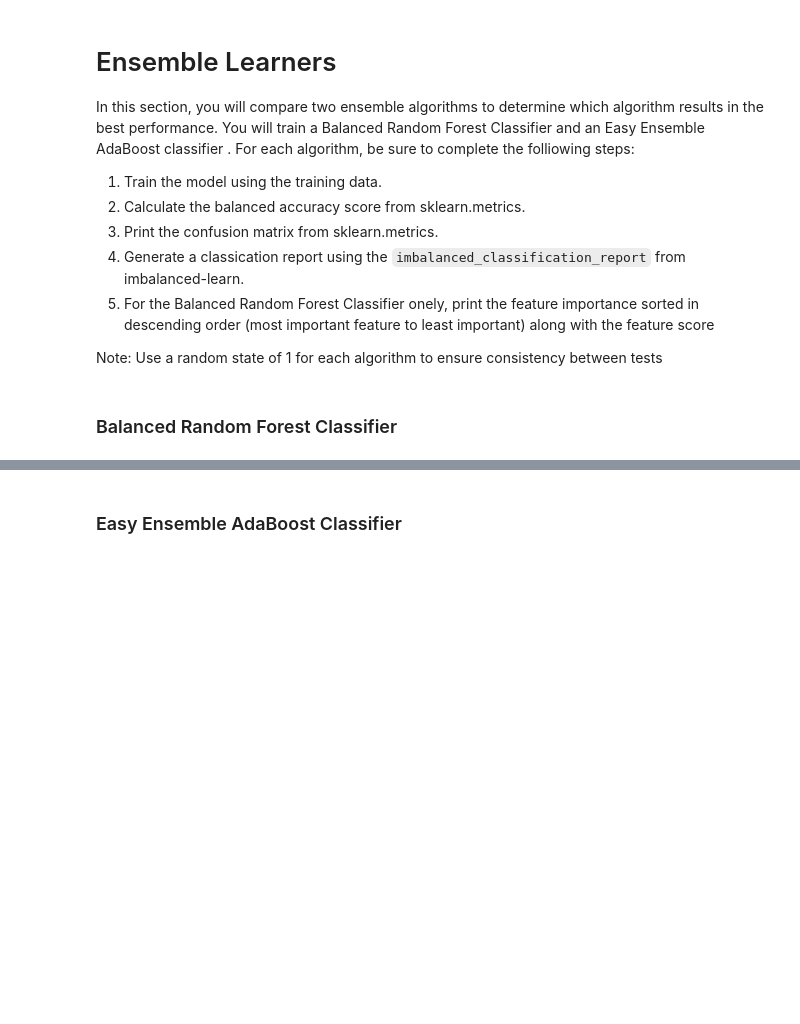
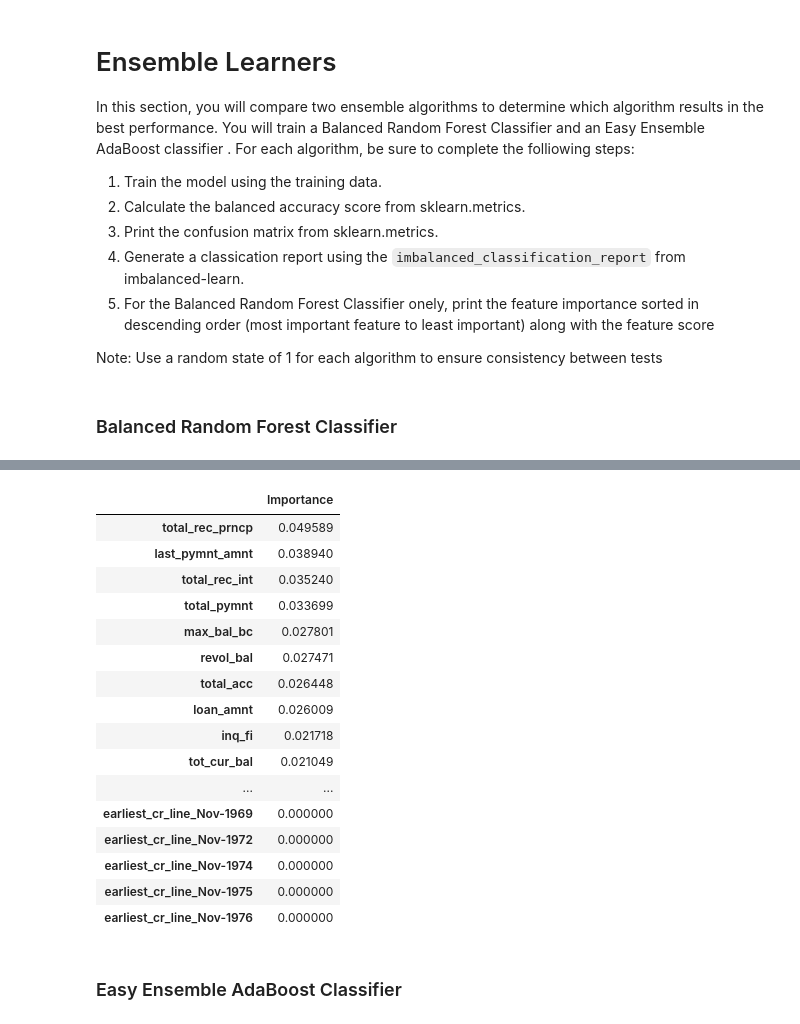
Before and after one commit to bduprel/Credit_Risk_Analysis, a Jupyter notebook: Challenge/credit_risk_ensemble.ipynb, the cells around one changed output, grey strips where cells are left out. Saved outputs shown, nothing was run; the diff lists cells and outputs as text; code cells hidden in the pictures; blank space fills up the shorter version.

```diff
--- a/Challenge/credit_risk_ensemble.ipynb
+++ b/Challenge/credit_risk_ensemble.ipynb
@@ -185,0 +164,23 @@ array([[   71,    30],
+# %%
+# Create the StandardScaler instance
+from sklearn.preprocessing import StandardScaler
+scaler = StandardScaler()
+# %%
+# Fit the Standard Scaler with the training data
+X_scaler = scaler.fit(X_train)
+
+X_train_scaled = X_scaler.transform(X_train)
+X_test_scaled = X_scaler.transform(X_test)
+# %%
+# Resample the training data with the BalancedRandomForestClassifier
+from imblearn.ensemble import BalancedRandomForestClassifier
+
+
+brf_model = BalancedRandomForestClassifier(bootstrap=True, class_weight=None,
+                criterion='gini', max_depth=None, max_features='auto',
+                max_leaf_nodes=None, min_impurity_decrease=0.0,
+                min_samples_leaf=2, min_samples_split=2,
+                min_weight_fraction_leaf=0.0, n_estimators=100, n_jobs=1,
+                oob_score=False, random_state=1, replacement=False,
+                sampling_strategy='auto', verbose=0, warm_start=False)
+brf_model.fit(X_train_scaled, y_train)
@@ -217,2 +221,26 @@ debt_settlement_flag_N: (0.0)
+# %%
+# List the features sorted in descending order by feature importance
+pd.set_option("display.max_rows", None, "display.max_columns", None)
+
+importances = pd.DataFrame(brf_model.feature_importances_, index = X_train.columns, columns=['Importance']).sort_values('Importance', ascending=False)
+importances.loc[:,:]
+# %% [output]
+|  | Importance |
+| total_rec_prncp | 0.049589 |
+| last_pymnt_amnt | 0.038940 |
+| total_rec_int | 0.035240 |
+| total_pymnt | 0.033699 |
+| max_bal_bc | 0.027801 |
+| revol_bal | 0.027471 |
+| total_acc | 0.026448 |
+| loan_amnt | 0.026009 |
+| inq_fi | 0.021718 |
+| tot_cur_bal | 0.021049 |
+| ... | ... |
+| earliest_cr_line_Nov-1969 | 0.000000 |
+| earliest_cr_line_Nov-1972 | 0.000000 |
+| earliest_cr_line_Nov-1974 | 0.000000 |
+| earliest_cr_line_Nov-1975 | 0.000000 |
+| earliest_cr_line_Nov-1976 | 0.000000 |
 # %% [markdown]
 ### Easy Ensemble AdaBoost Classifier
```
Also changed, not shown: parts of 20 cells of this notebook, 1 other file.
